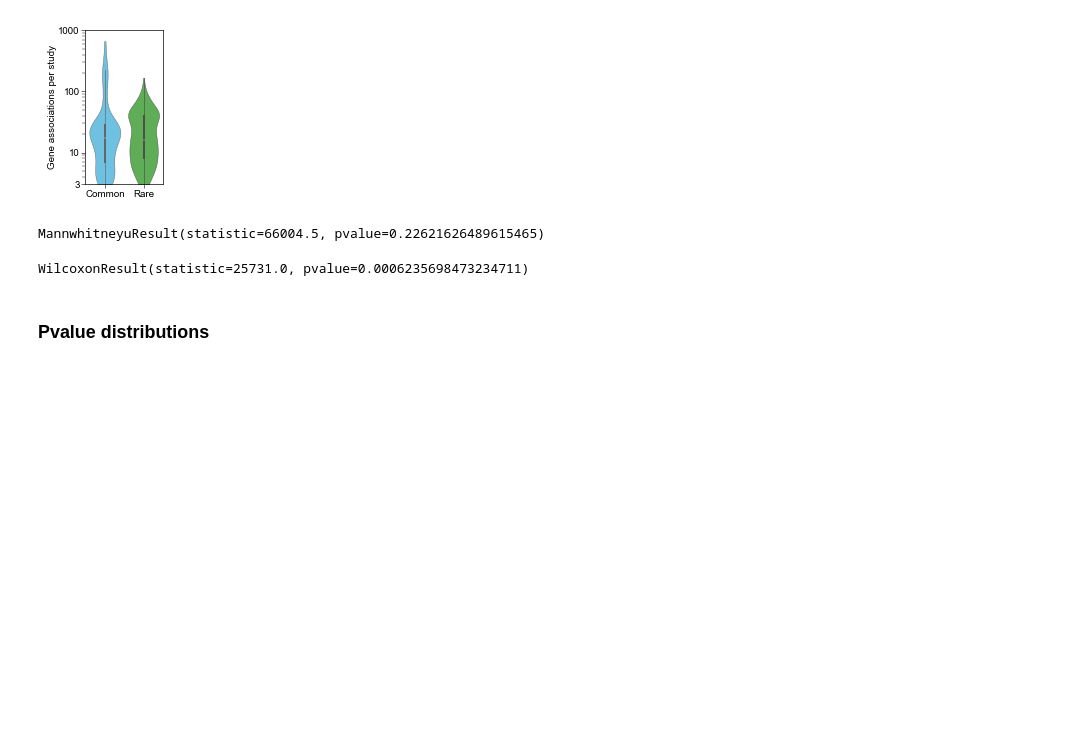
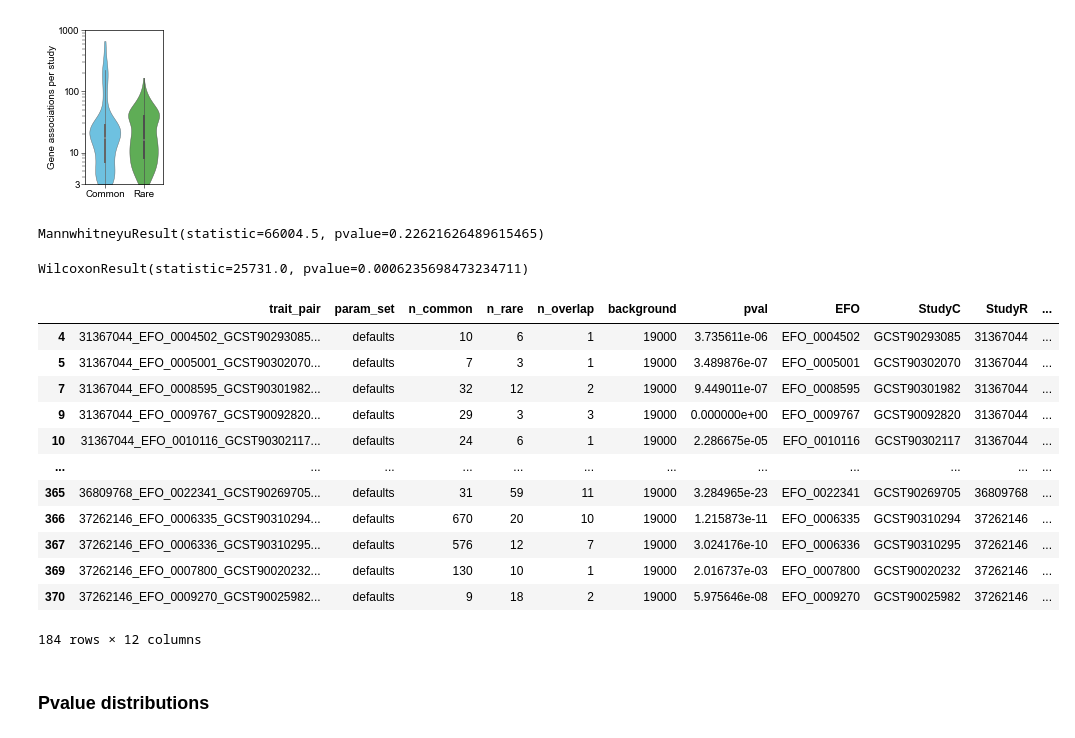
Before and after one commit to sarah-n-wright/CARVA, a Jupyter notebook: Notebooks/Figure Overlap.ipynb, the cells around one changed output. Drawn from its saved outputs; the diff is of its cells as text; code cells hidden in the pictures; blank space fills up the shorter version.

```diff
--- a/Notebooks/Figure Overlap.ipynb
+++ b/Notebooks/Figure Overlap.ipynb
@@ -128,6 +131,22 @@ MannwhitneyuResult(statistic=66004.5, pvalue=0.22621626489615465)
 wilcoxon(over_df.n_common, over_df.n_rare)
 # %% [output]
 WilcoxonResult(statistic=25731.0, pvalue=0.0006235698473234711)
+# %%
+over_df[over_df.n_overlap>0]
+# %% [output]
+|  | trait_pair | param_set | n_common | n_rare | n_overlap | background | pval | EFO | StudyC | StudyR | ... |
+| 4 | 31367044_EFO_0004502_GCST90293085... | defaults | 10 | 6 | 1 | 19000 | 3.735611e-06 | EFO_0004502 | GCST90293085 | 31367044 | ... |
+| 5 | 31367044_EFO_0005001_GCST90302070... | defaults | 7 | 3 | 1 | 19000 | 3.489876e-07 | EFO_0005001 | GCST90302070 | 31367044 | ... |
+| 7 | 31367044_EFO_0008595_GCST90301982... | defaults | 32 | 12 | 2 | 19000 | 9.449011e-07 | EFO_0008595 | GCST90301982 | 31367044 | ... |
+| 9 | 31367044_EFO_0009767_GCST90092820... | defaults | 29 | 3 | 3 | 19000 | 0.000000e+00 | EFO_0009767 | GCST90092820 | 31367044 | ... |
+| 10 | 31367044_EFO_0010116_GCST90302117... | defaults | 24 | 6 | 1 | 19000 | 2.286675e-05 | EFO_0010116 | GCST90302117 | 31367044 | ... |
+| ... | ... | ... | ... | ... | ... | ... | ... | ... | ... | ... | ... |
+| 365 | 36809768_EFO_0022341_GCST90269705... | defaults | 31 | 59 | 11 | 19000 | 3.284965e-23 | EFO_0022341 | GCST90269705 | 36809768 | ... |
+| 366 | 37262146_EFO_0006335_GCST90310294... | defaults | 670 | 20 | 10 | 19000 | 1.215873e-11 | EFO_0006335 | GCST90310294 | 37262146 | ... |
+| 367 | 37262146_EFO_0006336_GCST90310295... | defaults | 576 | 12 | 7 | 19000 | 3.024176e-10 | EFO_0006336 | GCST90310295 | 37262146 | ... |
+| 369 | 37262146_EFO_0007800_GCST90020232... | defaults | 130 | 10 | 1 | 19000 | 2.016737e-03 | EFO_0007800 | GCST90020232 | 37262146 | ... |
+| 370 | 37262146_EFO_0009270_GCST90025982... | defaults | 9 | 18 | 2 | 19000 | 5.975646e-08 | EFO_0009270 | GCST90025982 | 37262146 | ... |
+184 rows × 12 columns
 # %% [markdown]
 ### Pvalue distributions
 # %%
```
Also changed, not shown: parts of 17 cells of this notebook, 35 other files.
